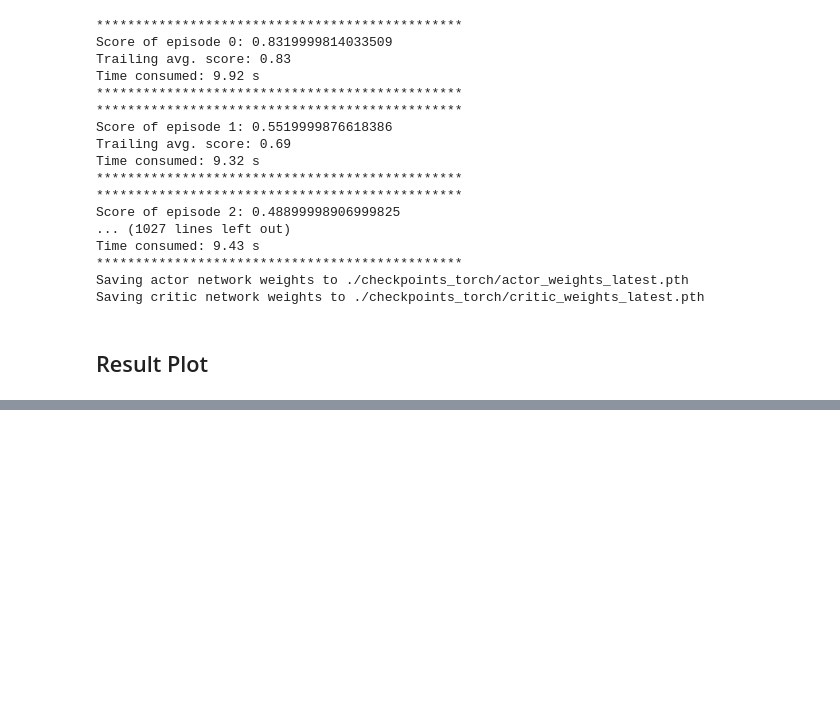
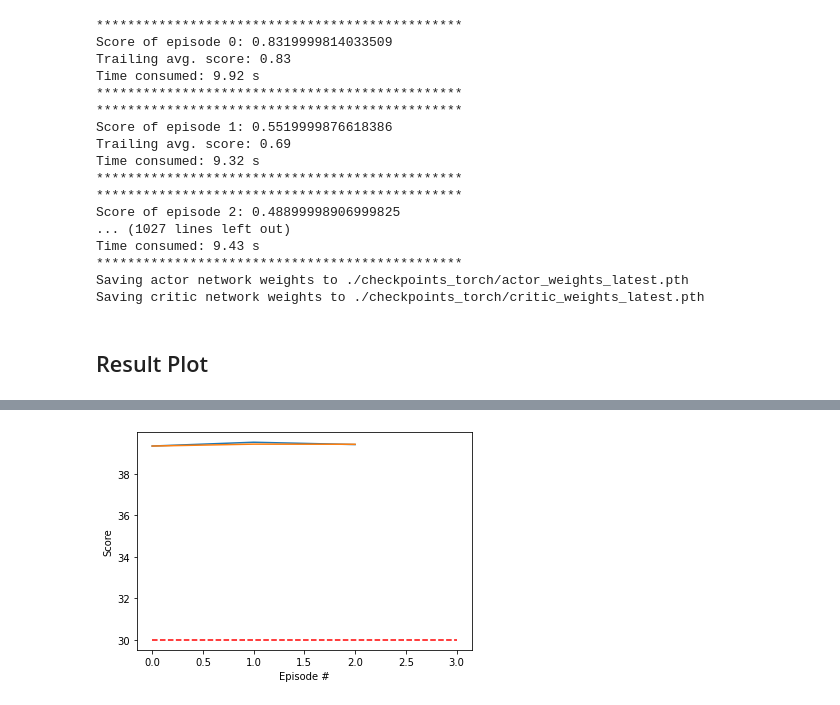
Before and after one commit to asiopueo/udacity-rl-p2, a Jupyter notebook: Continuous_Control.ipynb, the cells around one changed output, grey strips where cells are left out. Drawn from its saved outputs; the diff is of its cells as text; code cells hidden in the pictures; blank space fills up the shorter version.

Commit message:
Updated replay loop section and executed it once for a plot

```diff
--- a/Continuous_Control.ipynb
+++ b/Continuous_Control.ipynb
@@ -530,0 +586,2 @@ plt.show()
+# %%
+score_list, score_trailing_avg_list = replay(n_episodes=3)
@@ -531,2 +606,14 @@ plt.show()
+# %%
+import matplotlib.pyplot as plt
+fig = plt.figure()
+ax = fig.add_subplot(111)
+plt.hlines(30, 0, len(score_list), colors='red', linestyles='dashed', label='12 pts', zorder=15)
+plt.plot(np.arange(len(score_list)), score_list, zorder=5)
+plt.plot(np.arange(len(score_list)), score_trailing_avg_list, zorder=20)
+plt.ylabel('Score')
+plt.xlabel('Episode #')
+plt.show()
+# %% [output]
+[figure, added]
 # %%
 env.close()
```
Also changed, not shown: parts of 7 cells of this notebook.
